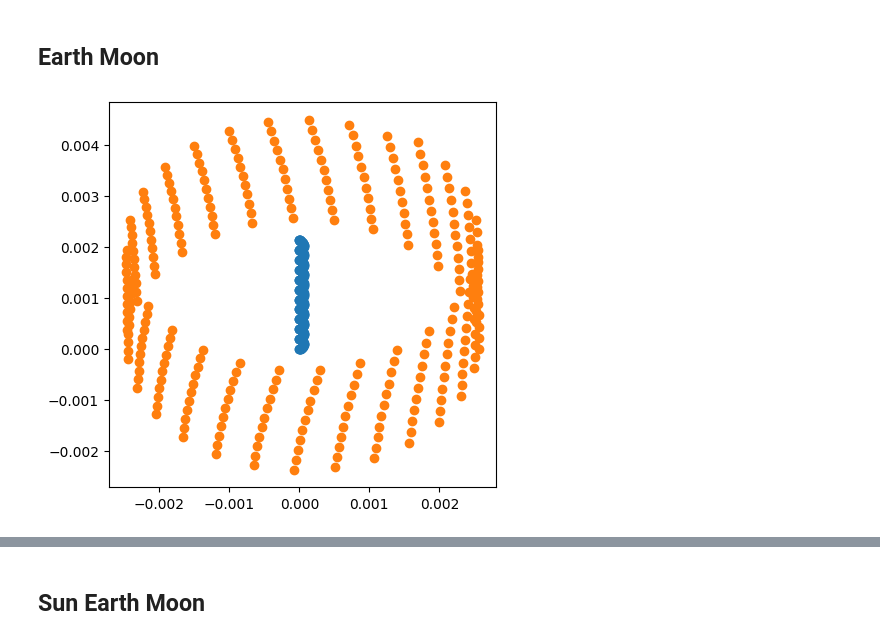
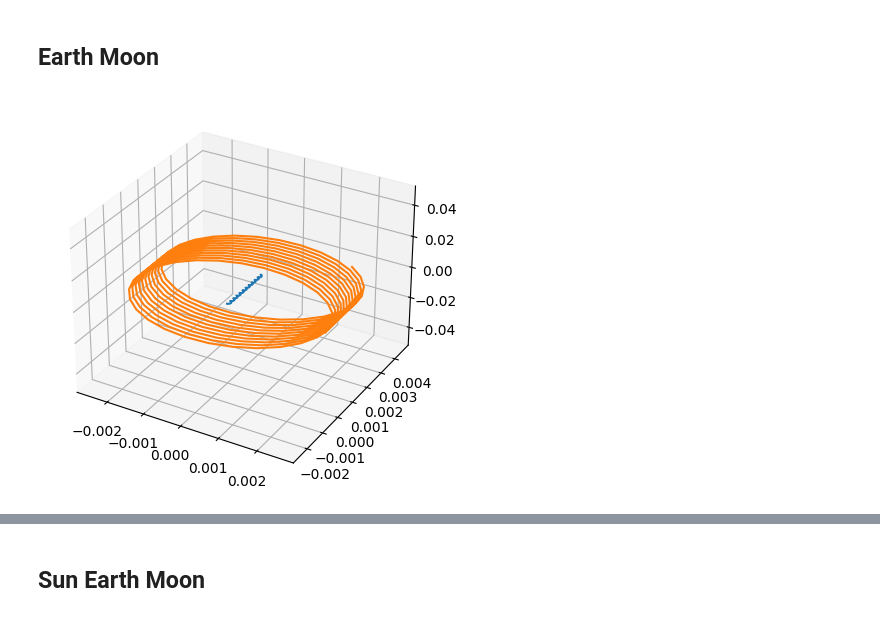
Before and after one commit to JannisZeller/stellarflow, a Jupyter notebook: notebooks/000-testing-stellarflow-system.ipynb, the cells around one changed output, grey strips where cells are left out. Saved outputs shown, nothing was run; the diff lists cells and outputs as text; code cells hidden in the pictures.

```diff
--- a/notebooks/000-testing-stellarflow-system.ipynb
+++ b/notebooks/000-testing-stellarflow-system.ipynb
@@ -135,5 +135,5 @@ M = np.array([
     3.0025e-6 / 81.3   # Moon
 ])
 # %%
-EMo_system = nBodySystem(X, V, M, dt=1)
+EMo_system = nBodySystem(X, V, M, dt=1.)
 # %%
@@ -141,4 +141,4 @@ EMo_system.simulation(int(300))
 # %%
-EMo_system.plot_history_2d()
+EMo_system.plot_history_3d()
 # %% [output]
-[figure, old version]
+[figure, new version]
```
Also changed, not shown: parts of 7 cells of this notebook.
